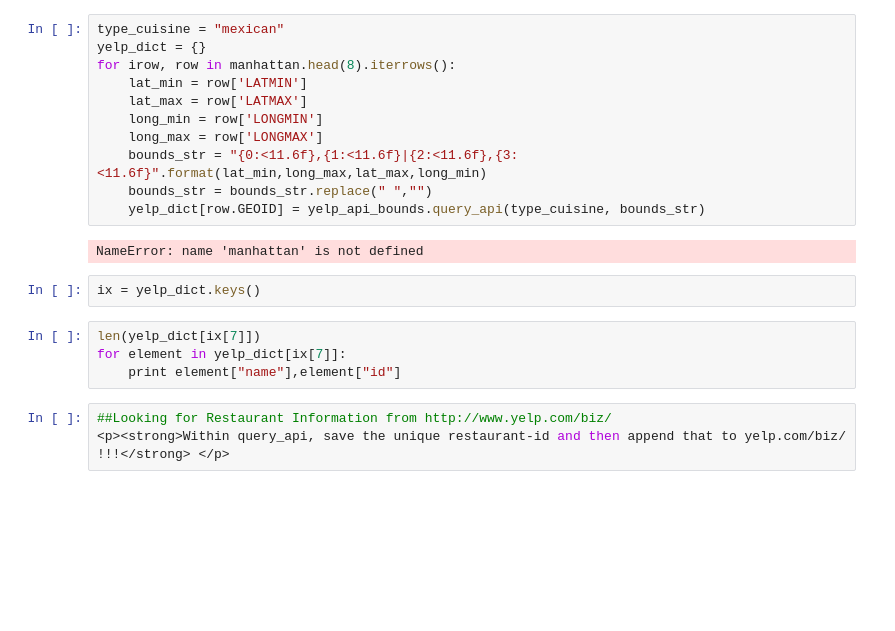
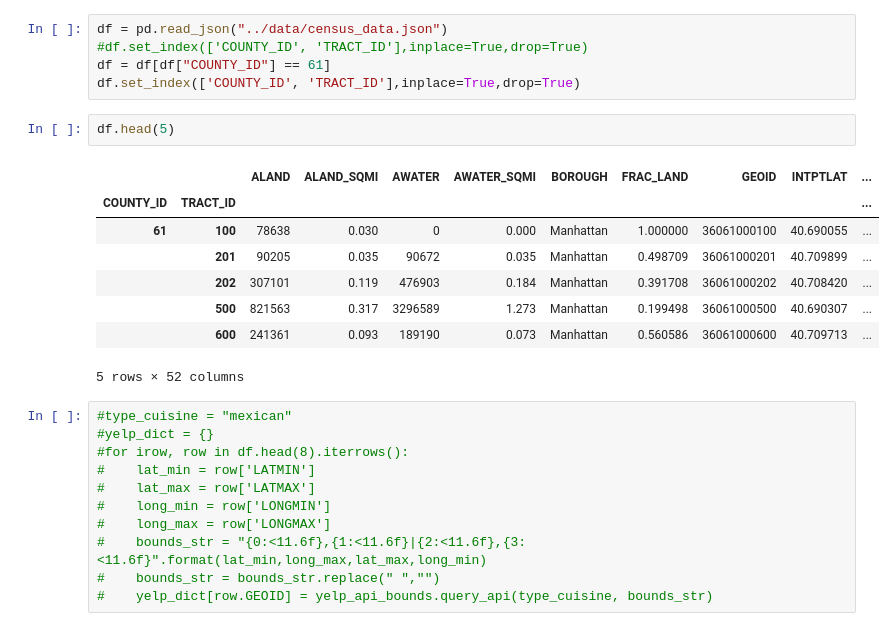
Before and after one commit to luiscvargas/insight_project, a Jupyter notebook: analysis/data_wrangling_yelp.ipynb, the cells around one changed output. Saved outputs shown, nothing was run; the diff lists cells and outputs as text; blank space fills up the shorter version.

```diff
--- a/analysis/data_wrangling_yelp.ipynb
+++ b/analysis/data_wrangling_yelp.ipynb
@@ -3,22 +8,27 @@ import yelp_api_bounds
+# %%
+df = pd.read_json("../data/census_data.json")
+#df.set_index(['COUNTY_ID', 'TRACT_ID'],inplace=True,drop=True)
+df = df[df["COUNTY_ID"] == 61]
+df.set_index(['COUNTY_ID', 'TRACT_ID'],inplace=True,drop=True)
+# %%
+df.head(5)
+# %% [output]
+|  |  | ALAND | ALAND_SQMI | AWATER | AWATER_SQMI | BOROUGH | FRAC_LAND | GEOID | INTPTLAT | ... |
+| COUNTY_ID | TRACT_ID |  |  |  |  |  |  |  |  | ... |
+| 61 | 100 | 78638 | 0.030 | 0 | 0.000 | Manhattan | 1.000000 | 36061000100 | 40.690055 | ... |
+|  | 201 | 90205 | 0.035 | 90672 | 0.035 | Manhattan | 0.498709 | 36061000201 | 40.709899 | ... |
+|  | 202 | 307101 | 0.119 | 476903 | 0.184 | Manhattan | 0.391708 | 36061000202 | 40.708420 | ... |
+|  | 500 | 821563 | 0.317 | 3296589 | 1.273 | Manhattan | 0.199498 | 36061000500 | 40.690307 | ... |
+|  | 600 | 241361 | 0.093 | 189190 | 0.073 | Manhattan | 0.560586 | 36061000600 | 40.709713 | ... |
+5 rows × 52 columns
 # %%
-type_cuisine = "mexican"
-yelp_dict = {}
-for irow, row in manhattan.head(8).iterrows():
-    lat_min = row['LATMIN']
-    lat_max = row['LATMAX']
-    long_min = row['LONGMIN']
-    long_max = row['LONGMAX']
-    bounds_str = "{0:<11.6f},{1:<11.6f}|{2:<11.6f},{3:<11.6f}".format(lat_min,long_max,lat_max,long_min)
-    bounds_str = bounds_str.replace(" ","")
-    yelp_dict[row.GEOID] = yelp_api_bounds.query_api(type_cuisine, bounds_str)
+#type_cuisine = "mexican"
+#yelp_dict = {}
+#for irow, row in df.head(8).iterrows():
+#    lat_min = row['LATMIN']
+#    lat_max = row['LATMAX']
+#    long_min = row['LONGMIN']
+#    long_max = row['LONGMAX']
+#    bounds_str = "{0:<11.6f},{1:<11.6f}|{2:<11.6f},{3:<11.6f}".format(lat_min,long_max,lat_max,long_min)
+#    bounds_str = bounds_str.replace(" ","")
+#    yelp_dict[row.GEOID] = yelp_api_bounds.query_api(type_cuisine, bounds_str)
-# %% [output]
-NameError: name 'manhattan' is not defined
-# %%
-ix = yelp_dict.keys()
-# %%
-len(yelp_dict[ix[7]])
-for element in yelp_dict[ix[7]]:
-    print element["name"],element["id"]
-# %%
-##Looking for Restaurant Information from http://www.yelp.com/biz/
-<p><strong>Within query_api, save the unique restaurant-id and then append that to yelp.com/biz/ !!!</strong> </p>
```
Also changed, not shown: parts of 19 cells of this notebook, 5 other files.
